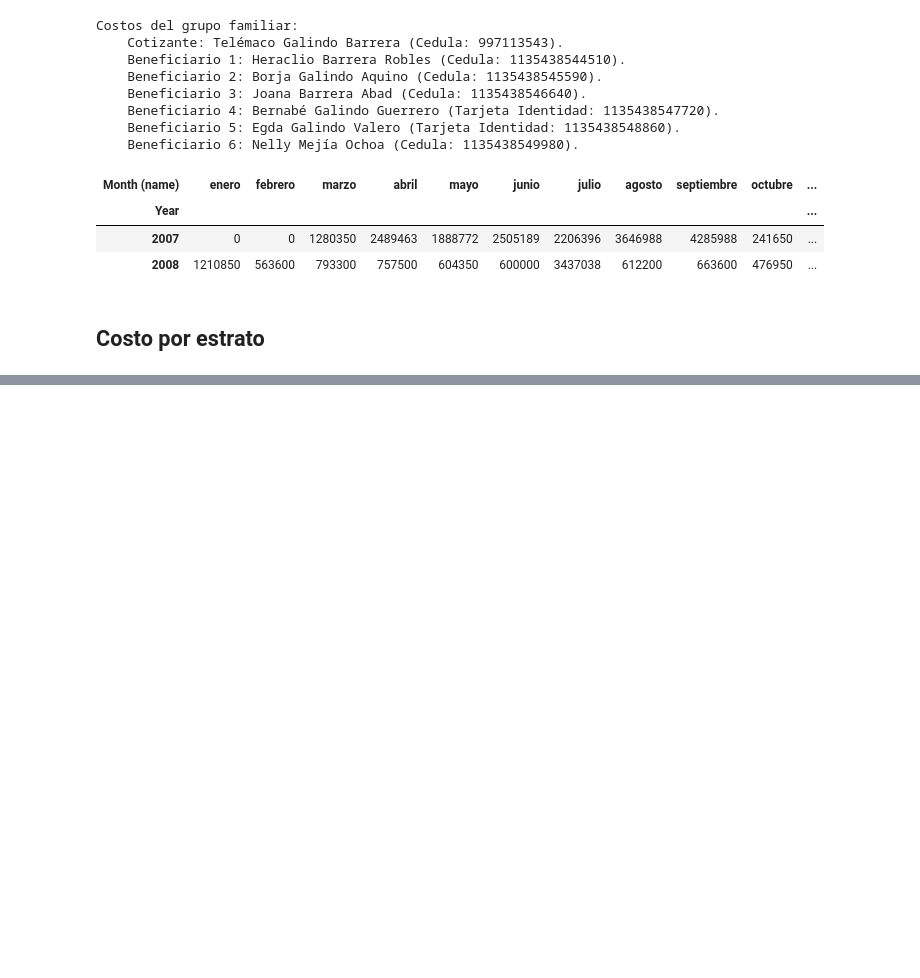
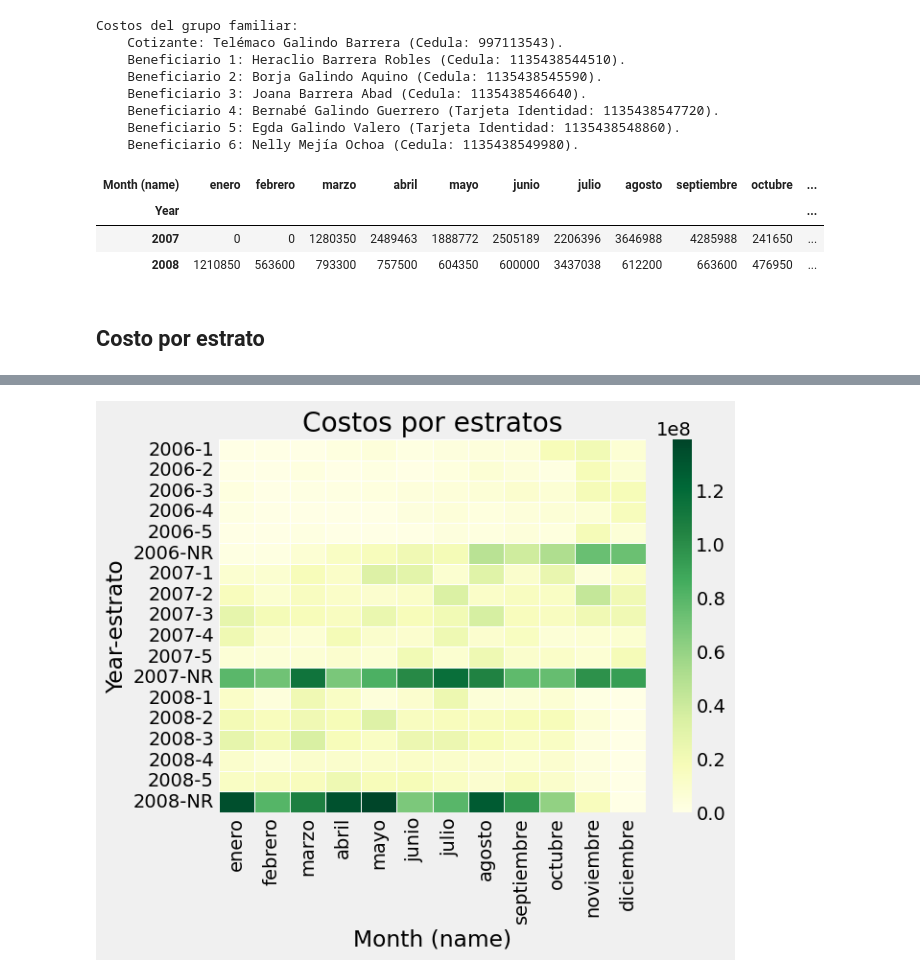
Before and after one commit to Jujo2040751/Proyecto-DataScience, a Jupyter notebook: proy.ipynb, the cells around one changed output, grey strips where cells are left out. Saved outputs shown, nothing was run; the diff lists cells and outputs as text; code cells hidden in the pictures; blank space fills up the shorter version.

Commit message:
Costo por estrato

```diff
--- a/proy.ipynb
+++ b/proy.ipynb
@@ -630,3 +630,12 @@ Costos del grupo familiar:
 | 2008 | 1210850 | 563600 | 793300 | 757500 | 604350 | 600000 | 3437038 | 612200 | 663600 | 476950 | ... |
 # %% [markdown]
 <h2>Costo por estrato
+# %%
+df_costo_estrato = df_servicio_costo.merge(pds.read_sql("SELECT * FROM \"dim_fecha\" ", dbConnection)[["key_fecha",  "Date", "Year", "Month (name)"]], left_on="key_fecha_atencion" , right_on="key_fecha",  how='inner')
+df_costo_estrato["Month (name)"] = pds.Categorical(df_costo_estrato["Month (name)"], categories=months, ordered=True)
+df_costo_estrato.sort_values(by=["Year","Month (name)"], inplace=True)
+pivot_table= pds.pivot_table(df_costo_estrato, values='costo',
+                                index=['Year', "estrato"],
+                                columns='Month (name)',
+                                aggfunc=np.sum, fill_value=0)
+pivot_table
@@ -632,0 +661,6 @@ Costos del grupo familiar:
+# %%
+sns.heatmap( pivot_table , linewidth = 0.5 , cmap = 'YlGn' )
+plt.title( "Costos por estratos" )
+plt.show()
+# %% [output]
+[figure, added]
```
Also changed, not shown: parts of 3 cells of this notebook.
